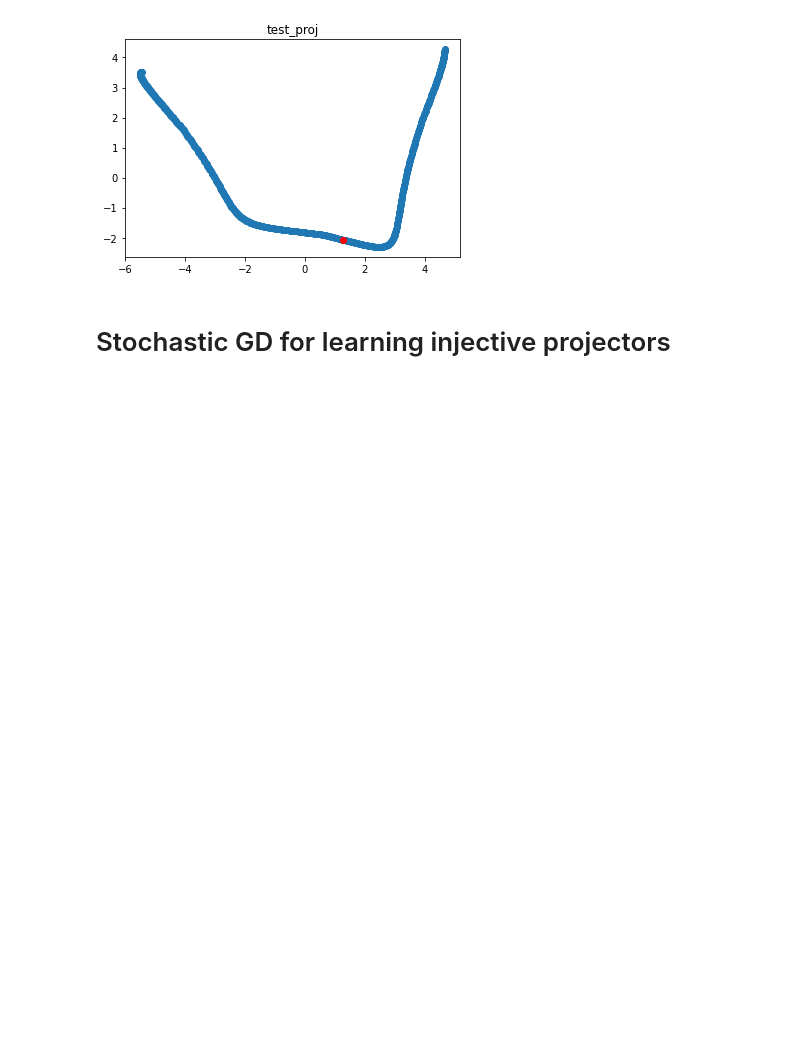
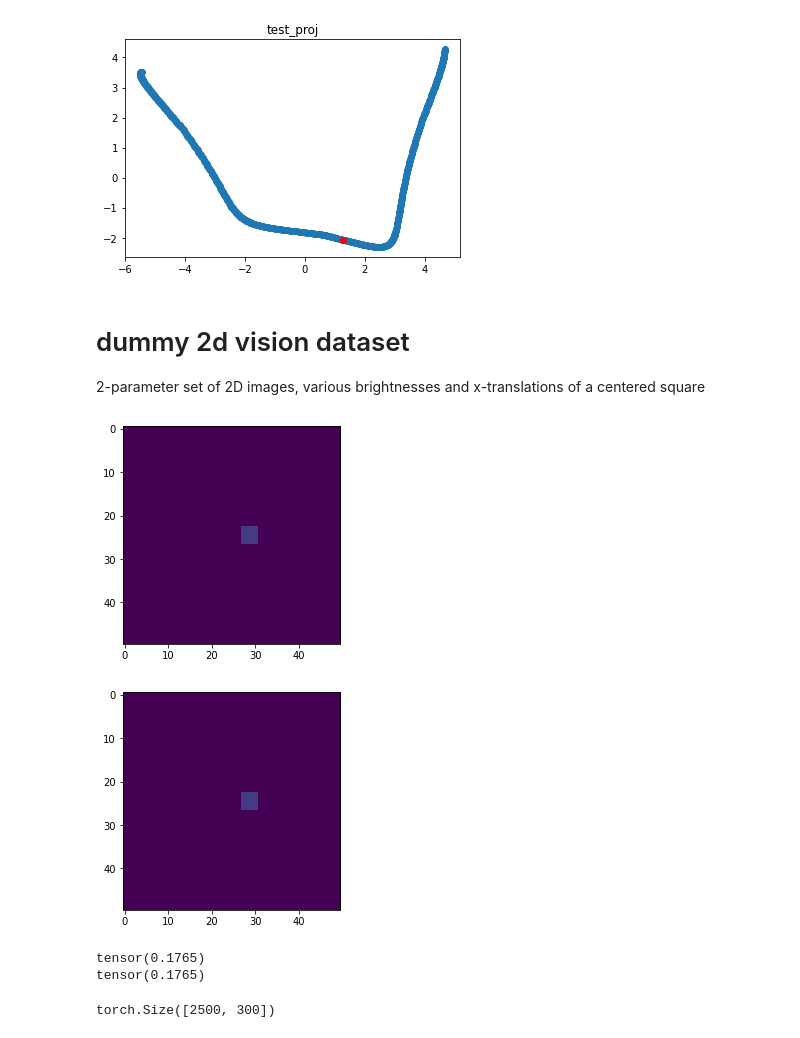
Before and after one commit to michael-psenka/manifold-linearization, a Jupyter notebook: test_files/cc_test.ipynb, the cells around one changed output. Saved outputs shown, nothing was run; the diff lists cells and outputs as text; code cells hidden in the pictures; blank space fills up the shorter version.

Commit message:
added 2d dummy datasets and tests

```diff
--- a/test_files/cc_test.ipynb
+++ b/test_files/cc_test.ipynb
@@ -693,5 +693,55 @@ plt.show()
 [figure]
 [figure]
 [figure]
-# %% [markdown]
-# Stochastic GD for learning injective projectors
+# %% [markdown]
+# dummy 2d vision dataset
+
+2-parameter set of 2D images, various brightnesses and x-translations of a centered square
+# %%
+# 2d images will be (res) x (res)
+res = 50
+# center block will be (block_size) x (block_size)
+block_size = 5
+# set of coordinates, a matrix of size (N x 2)
+# coord[:,0] is the x coordinate, coord[:,1] is the brightness
+N = 300
+# random tensor fron uniform distribution
+coord = torch.rand(N, 2)
+# transform 1st dimenion into valid x coordinates
+coord[:,0] = block_size//2 + torch.floor(coord[:,0]*(res-block_size))
+# transform 2nd to not be completely dark
+coord[:,1] = 0.1 + 0.9*coord[:,1]
+
+# construct data
+X = torch.zeros(N, res, res)
+for i in range(N):
+	x = int(coord[i,0].item())
+	y = res // 2
+	brightness = coord[i,1].item()
+	X[i,x-block_size//2:x+block_size//2, y-block_size//2:y+block_size//2] = brightness
+
+# vectorize data
+Z = X.view(N, -1)
+# get images from vectorized data
+# Xhat = Z.view(N, res, res)
+# %%
+data1 = 8
+data2 = 8
+
+plt.imshow(X[data1,:,:].T, vmin=0.0, vmax=1.0)
+plt.show()
+plt.imshow(X[data2,:,:].T, vmin=0.0, vmax=1.0)
+plt.show()
+
+print(Z[data1,:].max())
+print(Z[data2,:].max())
+# %% [output]
+[figure, added]
+[figure, added]
+tensor(0.1765)
+tensor(0.1765)
+# %%
+U, S, V = torch.svd(Z)
+print(V.shape)
+# %% [output]
+torch.Size([2500, 300])
```
Also changed, not shown: parts of 11 cells of this notebook.
